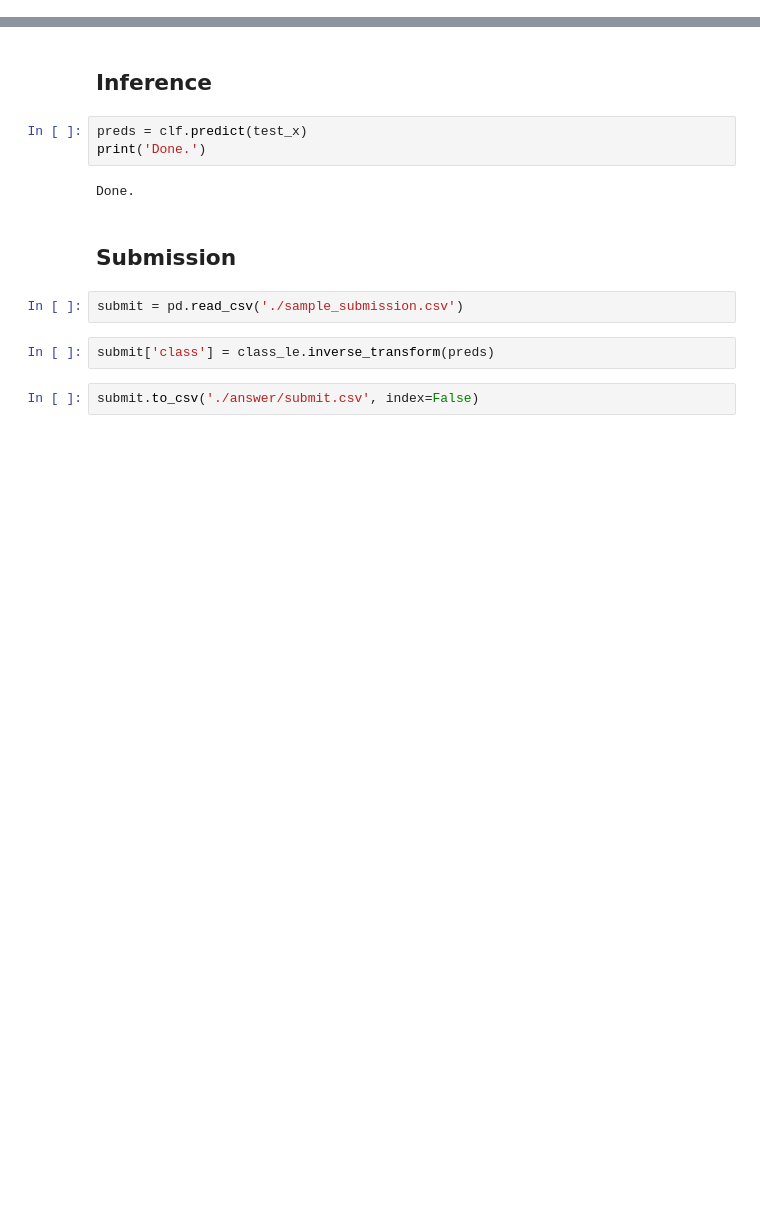
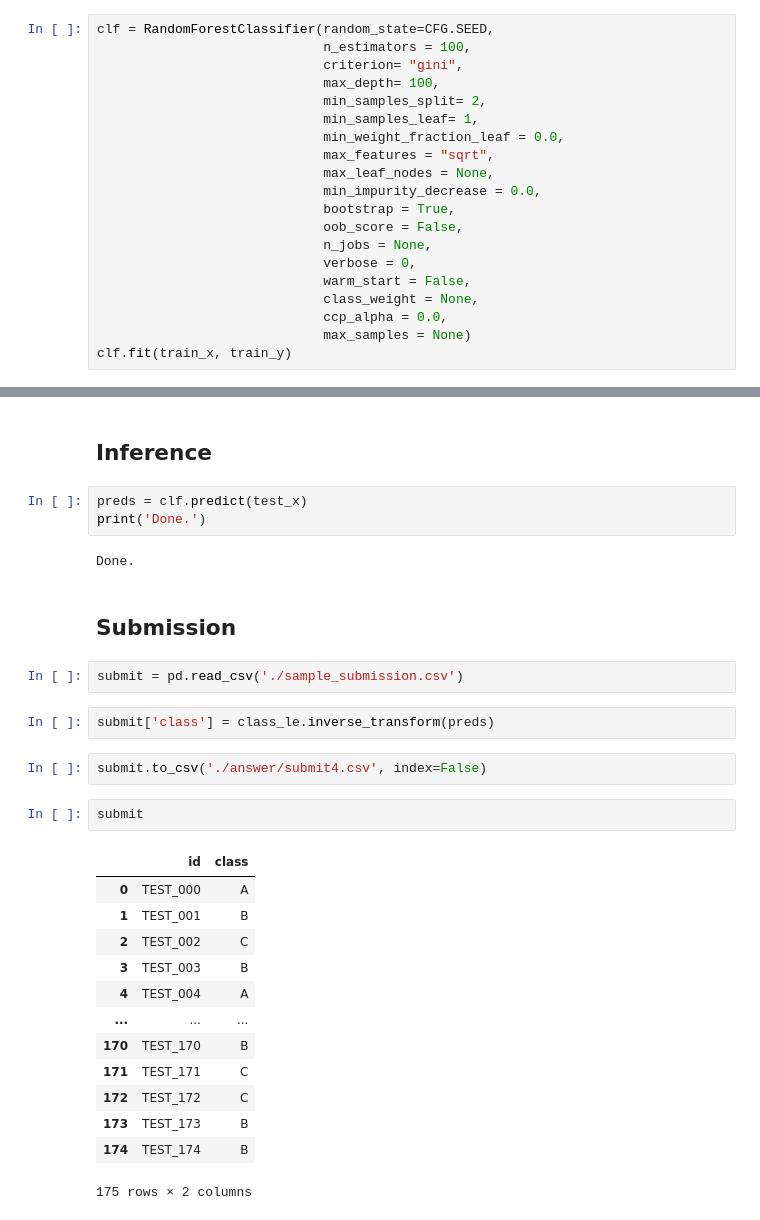
Before and after one commit to Jonghyun-Park1027/Competition, a Jupyter notebook: 유전자분류/[Baseline]_Label-Encoding + Random Forest 활용.ipynb, the cells around one changed output, grey strips where cells are left out. Saved outputs shown, nothing was run; the diff lists cells and outputs as text; blank space fills up the shorter version.

```diff
--- a/유전자분류/[Baseline]_Label-Encoding + Random Forest 활용.ipynb
+++ b/유전자분류/[Baseline]_Label-Encoding + Random Forest 활용.ipynb
@@ -108,0 +136,20 @@ RandomForestClassifier(random_state=42)
+# %%
+clf = RandomForestClassifier(random_state=CFG.SEED,
+                             n_estimators = 100,
+                             criterion= "gini",
+                             max_depth= 100,
+                             min_samples_split= 2,
+                             min_samples_leaf= 1,
+                             min_weight_fraction_leaf = 0.0,
+                             max_features = "sqrt",
+                             max_leaf_nodes = None,
+                             min_impurity_decrease = 0.0,
+                             bootstrap = True,
+                             oob_score = False,
+                             n_jobs = None,
+                             verbose = 0,
+                             warm_start = False,
+                             class_weight = None,
+                             ccp_alpha = 0.0,
+                             max_samples = None)
+clf.fit(train_x, train_y)
@@ -120,4 +169,20 @@ submit = pd.read_csv('./sample_submission.csv')
 # %%
 submit['class'] = class_le.inverse_transform(preds)
 # %%
-submit.to_csv('./answer/submit.csv', index=False)
+submit.to_csv('./answer/submit4.csv', index=False)
+# %%
+submit
+# %% [output]
+|  | id | class |
+| 0 | TEST_000 | A |
+| 1 | TEST_001 | B |
+| 2 | TEST_002 | C |
+| 3 | TEST_003 | B |
+| 4 | TEST_004 | A |
+| ... | ... | ... |
+| 170 | TEST_170 | B |
+| 171 | TEST_171 | C |
+| 172 | TEST_172 | C |
+| 173 | TEST_173 | B |
+| 174 | TEST_174 | B |
+175 rows × 2 columns
```
Also changed, not shown: parts of 7 cells of this notebook, 1 other file.
